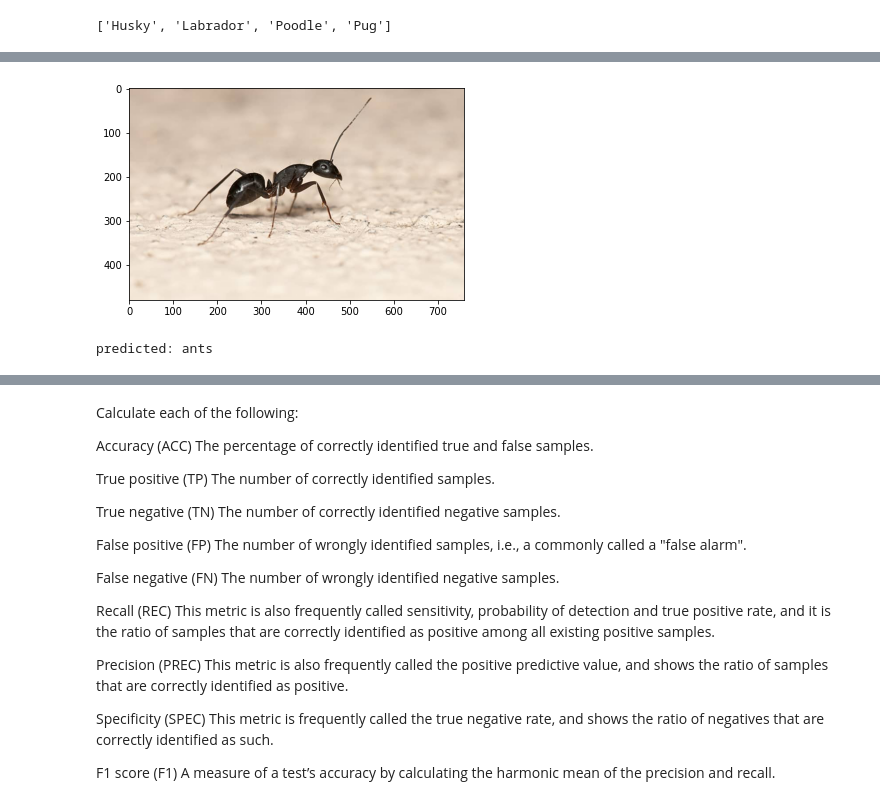
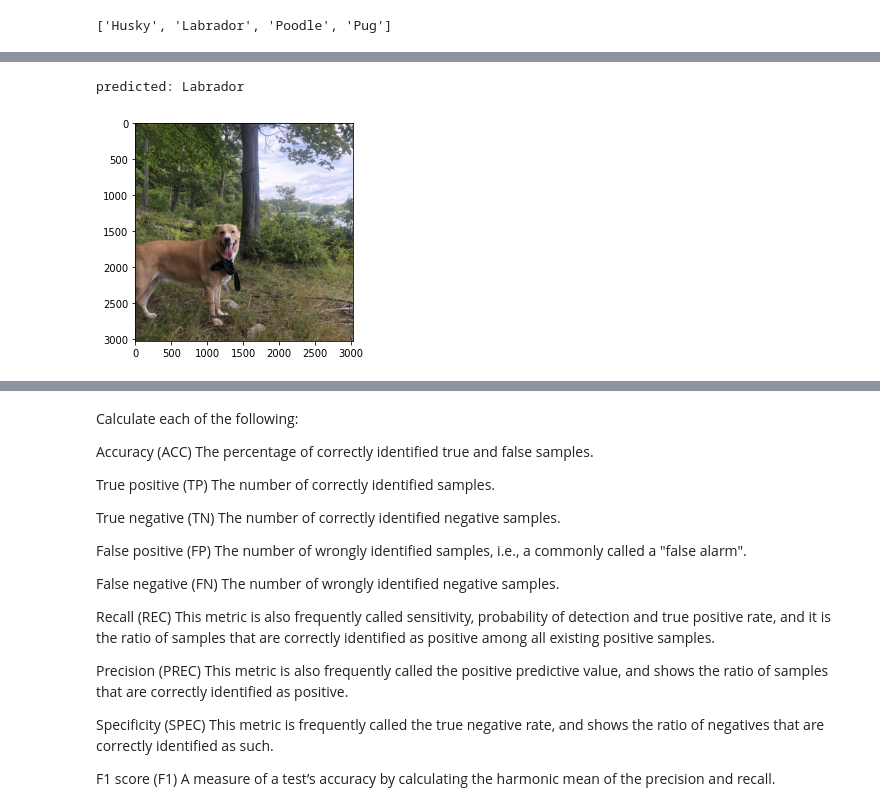
Before and after one commit to myGithubAccount26/Biostatistics, a Jupyter notebook: Biostatistics_Lab_Final.ipynb, the cells around one changed output, grey strips where cells are left out. Saved outputs shown, nothing was run; the diff lists cells and outputs as text; code cells hidden in the pictures.

```diff
--- a/Biostatistics_Lab_Final.ipynb
+++ b/Biostatistics_Lab_Final.ipynb
@@ -289,6 +293 @@ visualize_model(model)
 ... (4 outputs left out)
-# %%
-image = io.imread('https://cdn.branchcms.com/7XlaZw139w-1201/images/ant-pest-image.v1.jpg')
-plt.imshow(image);
-# %% [output]
-[figure, removed]
@@ -300,4 +294,11 @@ preds = torch.max(outputs, 1)[1]
-# %%
-print('predicted: ' + dataset_labels[preds])
-# %% [output]
-predicted: ants
+# %%
+## load in image from drive and apply the model to see if it can produce the correct classification
+image = io.imread('/content/drive/MyDrive/Cooper.jpeg')
+img = apply_transforms(image).clone().detach().requires_grad_(True).to(device)
+outputs = model(img)
+preds = torch.max(outputs, 1)[1]
+print('predicted: ' + dataset_labels[preds])
+plt.imshow(image);
+# %% [output]
+predicted: Labrador
+[figure, added]
```
Also changed, not shown: parts of 47 cells of this notebook.
